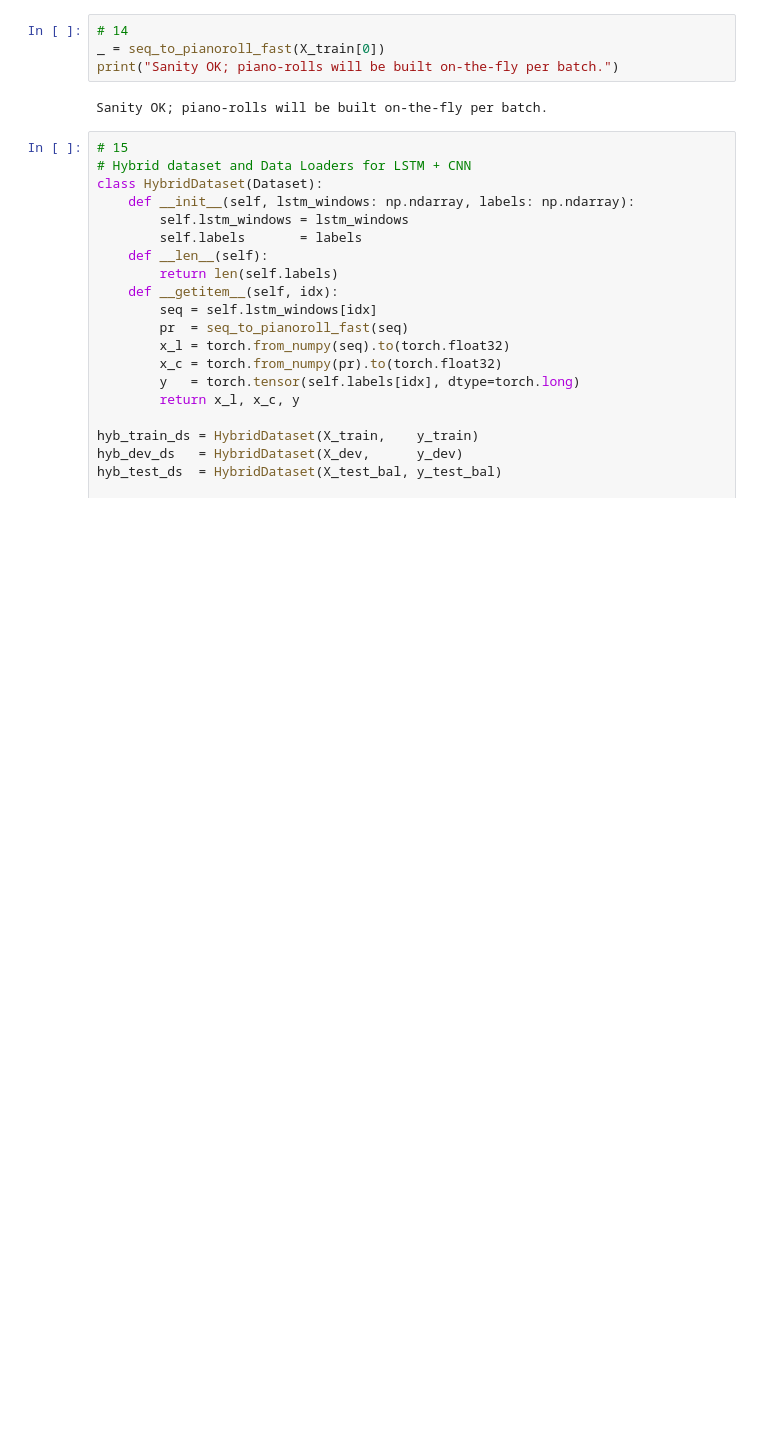
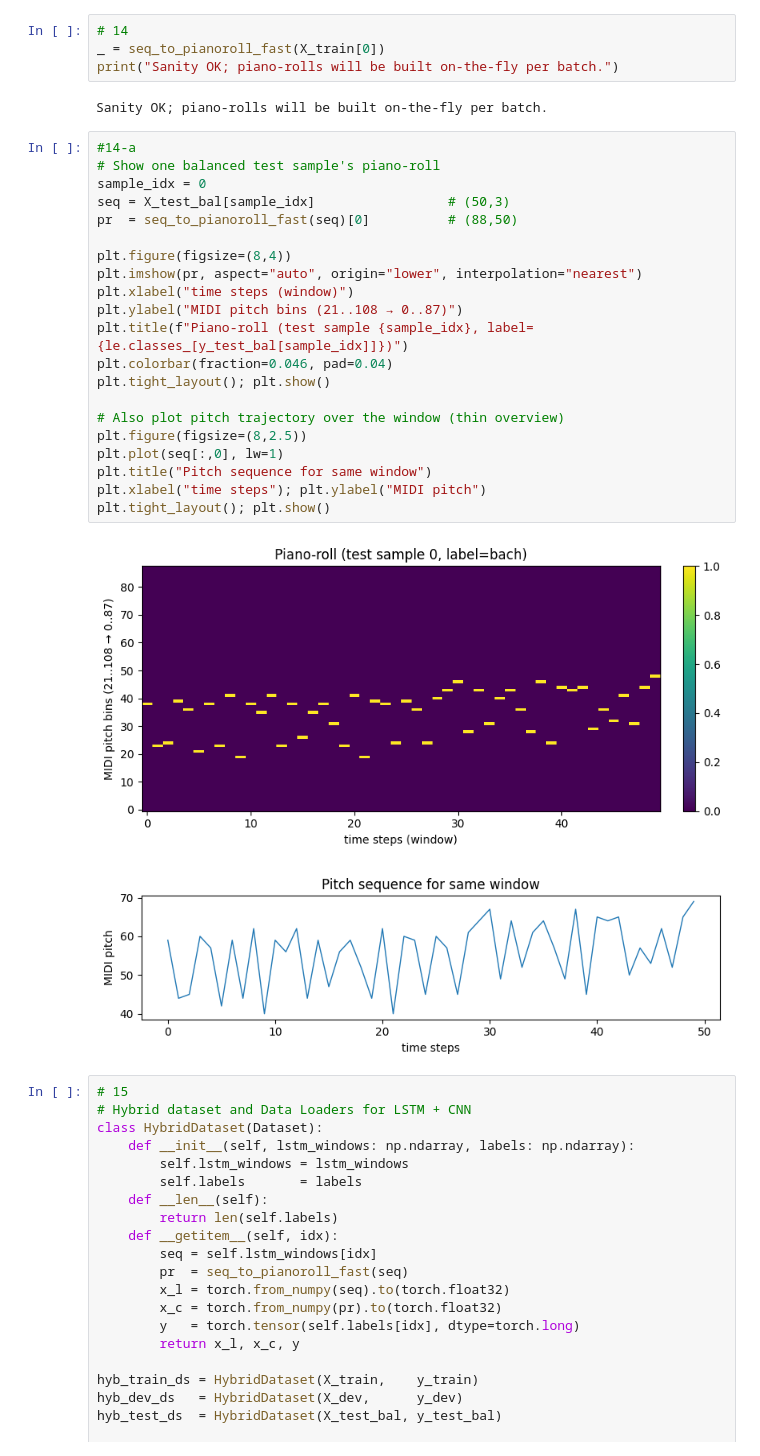
Before and after one commit to Kvnhooman/AAI511_Final_Project_8, a Jupyter notebook: notebooks/MERGED.ipynb, the cells around one changed output. Saved outputs shown, nothing was run; the diff lists cells and outputs as text; blank space fills up the shorter version.

```diff
--- a/notebooks/MERGED.ipynb
+++ b/notebooks/MERGED.ipynb
@@ -525,6 +525,30 @@ _ = seq_to_pianoroll_fast(X_train[0])
 print("Sanity OK; piano-rolls will be built on-the-fly per batch.")
 # %% [output]
 Sanity OK; piano-rolls will be built on-the-fly per batch.
+# %%
+#14-a
+# Show one balanced test sample's piano-roll
+sample_idx = 0
+seq = X_test_bal[sample_idx]                 # (50,3)
+pr  = seq_to_pianoroll_fast(seq)[0]          # (88,50)
+
+plt.figure(figsize=(8,4))
+plt.imshow(pr, aspect="auto", origin="lower", interpolation="nearest")
+plt.xlabel("time steps (window)")
+plt.ylabel("MIDI pitch bins (21..108 → 0..87)")
+plt.title(f"Piano-roll (test sample {sample_idx}, label={le.classes_[y_test_bal[sample_idx]]})")
+plt.colorbar(fraction=0.046, pad=0.04)
+plt.tight_layout(); plt.show()
+
+# Also plot pitch trajectory over the window (thin overview)
+plt.figure(figsize=(8,2.5))
+plt.plot(seq[:,0], lw=1)
+plt.title("Pitch sequence for same window")
+plt.xlabel("time steps"); plt.ylabel("MIDI pitch")
+plt.tight_layout(); plt.show()
+# %% [output]
+[figure, added]
+[figure, added]
 # %%
 # 15
 # Hybrid dataset and Data Loaders for LSTM + CNN
```
Also changed, not shown: parts of 1 cell of this notebook.
